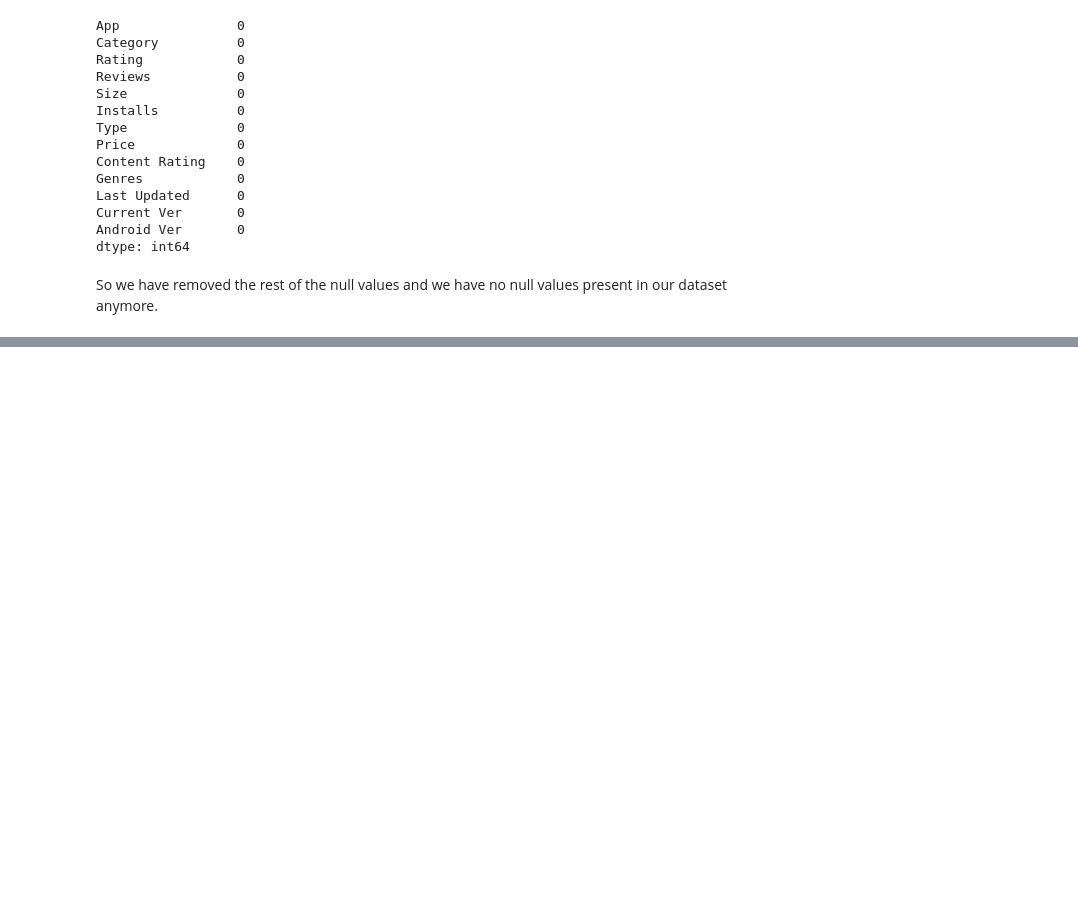
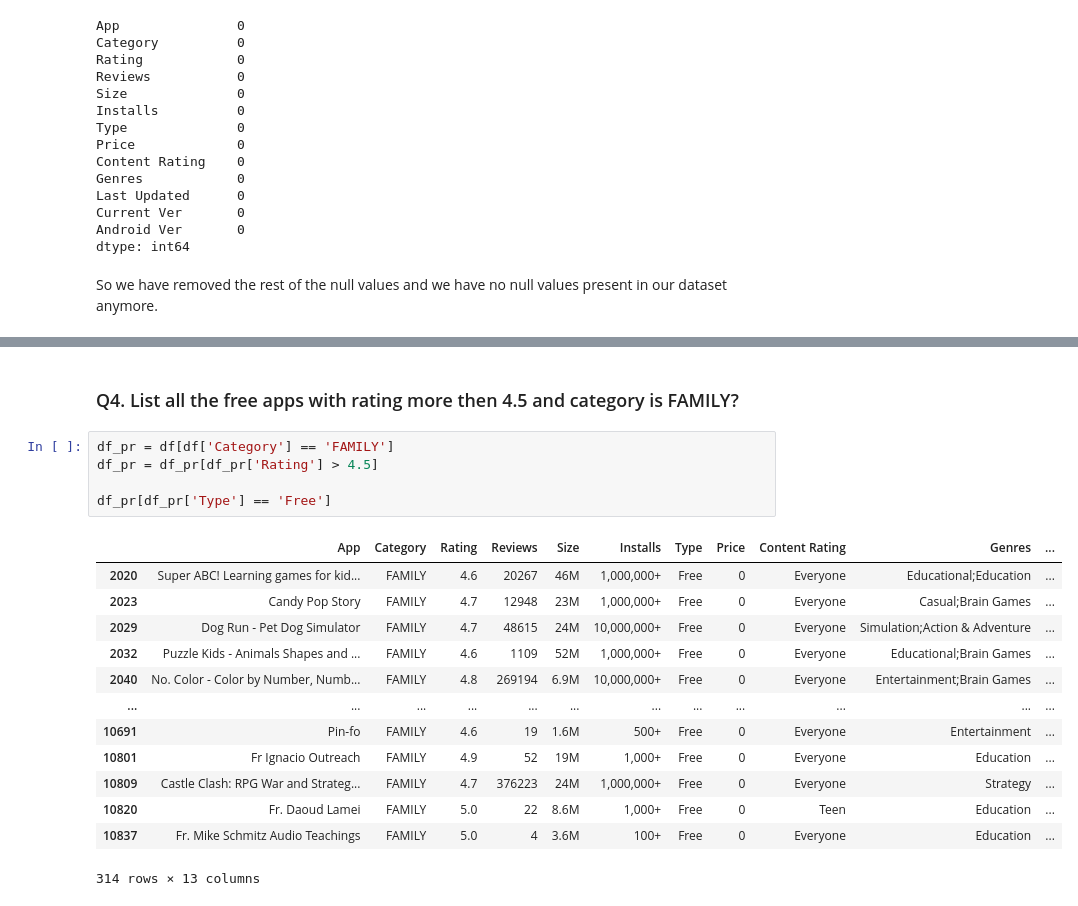
Before and after one commit to shubham2873/Data-Analysis-Projects, a Jupyter notebook: Data Analysis on GooglePlayStore Dataset/Data Analysis on GooglePayStore Dataset.ipynb, the cells around one changed output, grey strips where cells are left out. Drawn from its saved outputs; the diff is of its cells as text; blank space fills up the shorter version.

```diff
--- a/Data Analysis on GooglePlayStore Dataset/Data Analysis on GooglePayStore Dataset.ipynb
+++ b/Data Analysis on GooglePlayStore Dataset/Data Analysis on GooglePayStore Dataset.ipynb
@@ -484,0 +667,21 @@ So we have removed the rest of the null values and we have no null values presen
+# %% [markdown]
+### Q4. List all the free apps with rating more then 4.5 and category is FAMILY?
+# %%
+df_pr = df[df['Category'] == 'FAMILY']
+df_pr = df_pr[df_pr['Rating'] > 4.5]
+
+df_pr[df_pr['Type'] == 'Free']
+# %% [output]
+|  | App | Category | Rating | Reviews | Size | Installs | Type | Price | Content Rating | Genres | ... |
+| 2020 | Super ABC! Learning games for kid... | FAMILY | 4.6 | 20267 | 46M | 1,000,000+ | Free | 0 | Everyone | Educational;Education | ... |
+| 2023 | Candy Pop Story | FAMILY | 4.7 | 12948 | 23M | 1,000,000+ | Free | 0 | Everyone | Casual;Brain Games | ... |
+| 2029 | Dog Run - Pet Dog Simulator | FAMILY | 4.7 | 48615 | 24M | 10,000,000+ | Free | 0 | Everyone | Simulation;Action & Adventure | ... |
+| 2032 | Puzzle Kids - Animals Shapes and ... | FAMILY | 4.6 | 1109 | 52M | 1,000,000+ | Free | 0 | Everyone | Educational;Brain Games | ... |
+| 2040 | No. Color - Color by Number, Numb... | FAMILY | 4.8 | 269194 | 6.9M | 10,000,000+ | Free | 0 | Everyone | Entertainment;Brain Games | ... |
+| ... | ... | ... | ... | ... | ... | ... | ... | ... | ... | ... | ... |
+| 10691 | Pin-fo | FAMILY | 4.6 | 19 | 1.6M | 500+ | Free | 0 | Everyone | Entertainment | ... |
+| 10801 | Fr Ignacio Outreach | FAMILY | 4.9 | 52 | 19M | 1,000+ | Free | 0 | Everyone | Education | ... |
+| 10809 | Castle Clash: RPG War and Strateg... | FAMILY | 4.7 | 376223 | 24M | 1,000,000+ | Free | 0 | Everyone | Strategy | ... |
+| 10820 | Fr. Daoud Lamei | FAMILY | 5.0 | 22 | 8.6M | 1,000+ | Free | 0 | Teen | Education | ... |
+| 10837 | Fr. Mike Schmitz Audio Teachings | FAMILY | 5.0 | 4 | 3.6M | 100+ | Free | 0 | Everyone | Education | ... |
+314 rows × 13 columns
```
Also changed, not shown: parts of 28 cells of this notebook.
